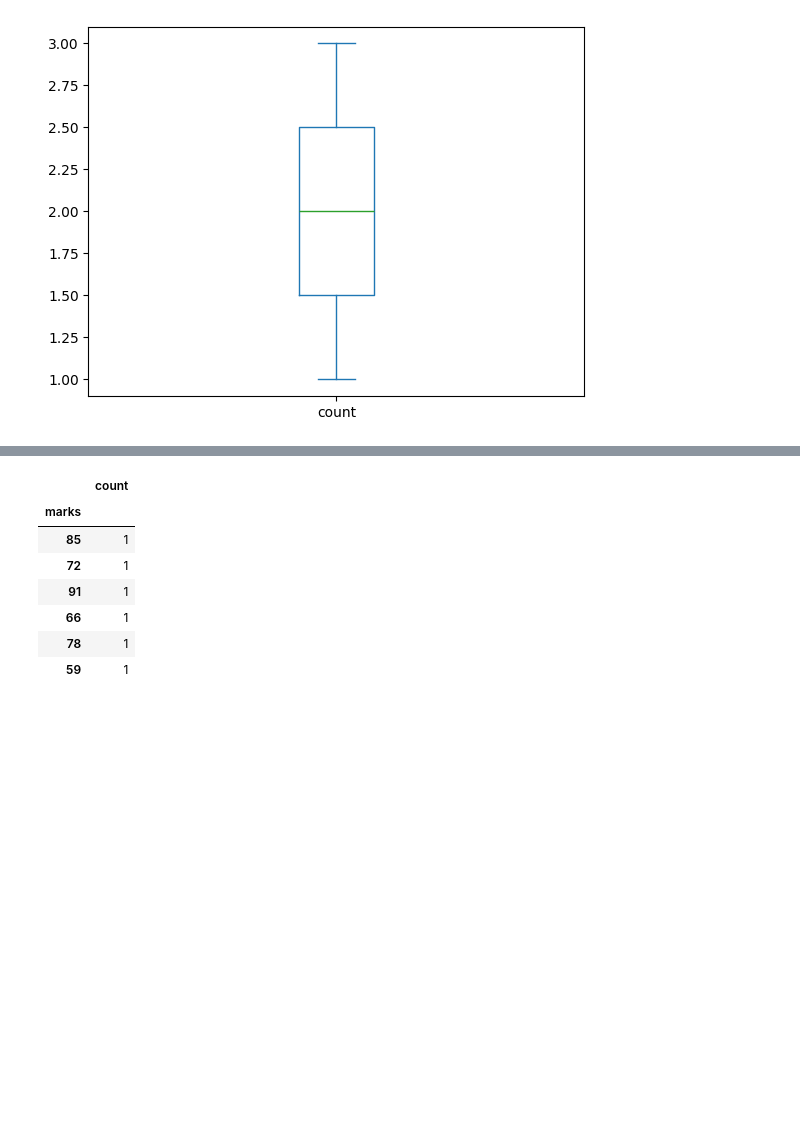
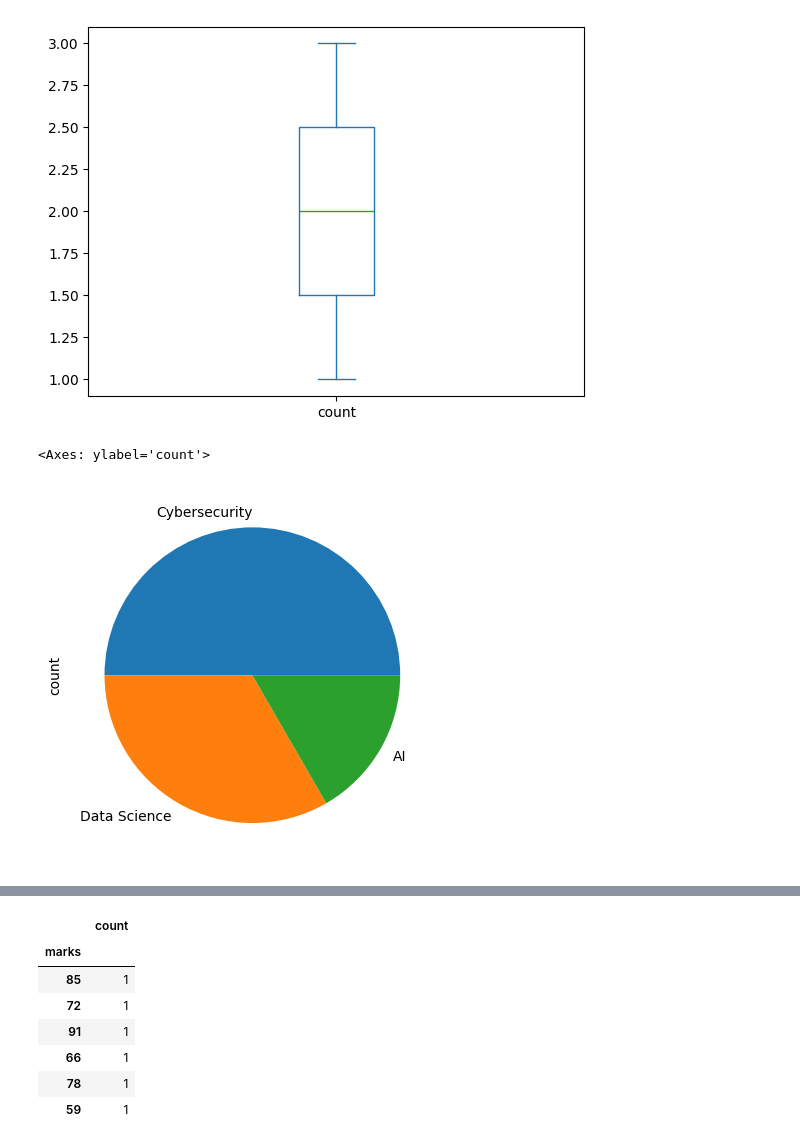
Before and after one commit to Sru-j/daily_lab_activities, a Jupyter notebook: pandas_dataframeII_S.ipynb, the cells around one changed output, grey strips where cells are left out. Cells and saved outputs as stored; diff of their text form; code cells hidden in the pictures; blank space fills up the shorter version.

```diff
--- a/pandas_dataframeII_S.ipynb
+++ b/pandas_dataframeII_S.ipynb
@@ -311,3 +311,8 @@ df['program'].value_counts().plot(kind='box')
 # %% [output]
 <Axes: >
 [figure]
+# %%
+df['program'].value_counts().plot(kind='pie')
+# %% [output]
+<Axes: ylabel='count'>
+[figure, added]
```
Also changed, not shown: parts of 2 cells of this notebook.
